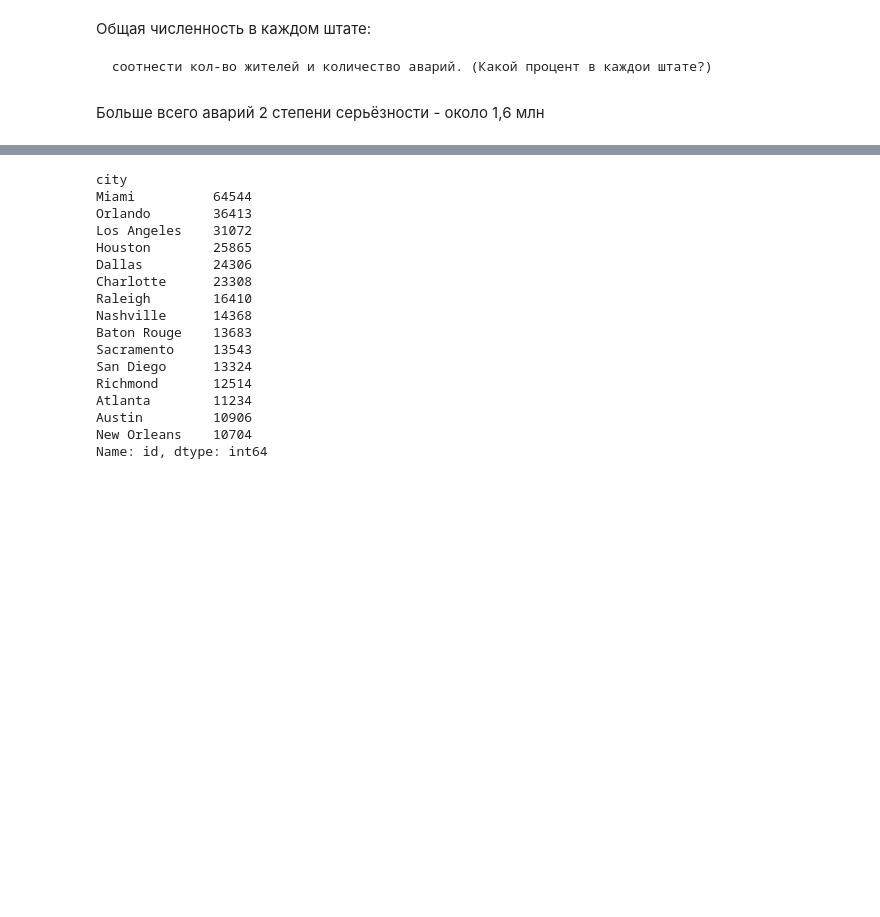
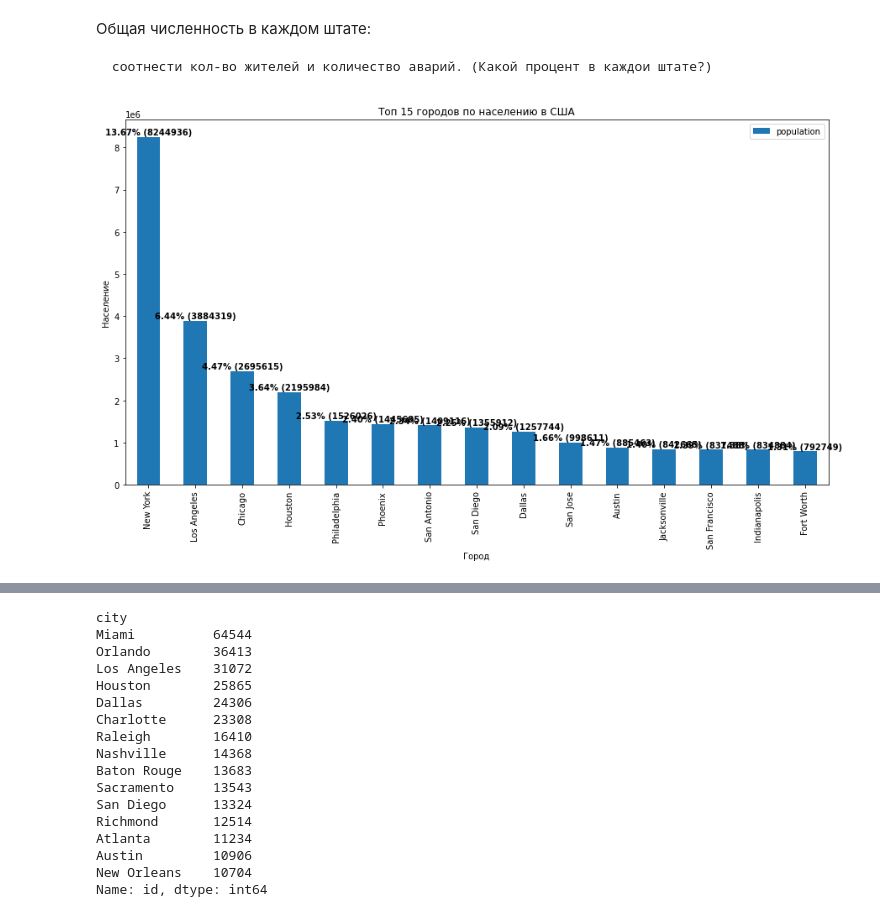
Before and after one commit to Heensz/analysis-of-accident-USA, a Jupyter notebook: анализ данных об авариях в США.ipynb, the cells around one changed output, grey strips where cells are left out. Saved outputs shown, nothing was run; the diff lists cells and outputs as text; code cells hidden in the pictures; blank space fills up the shorter version.

```diff
--- a/анализ данных об авариях в США.ipynb
+++ b/анализ данных об авариях в США.ipynb
@@ -187,7 +187,7 @@ new_df = df_2022.copy()
 # %%
 # приведём названия столбцов к единому типу
 new_df.columns = [x.lower().replace(' ', '_') for x in new_df.columns]
-population.columns = [x.lower().replace(', ', '') for x in population.columns]
+population.columns = [x.lower().replace(', ', '_') for x in population.columns]
 display(new_df.info())
 display(population.info())
 # %% [output]
@@ -466,0 +468,4 @@ KeyError: 'state'
+# %%
+# Убираем запятые и неразрывные пробелы из значений столбца 'population'
+population['population'] = population['population'].str.replace(',', '').str.replace('\xa0', '').astype(int)
+population.info()
@@ -474,5 +481,27 @@ new_df.groupby('state')['id'].count().sort_values(ascending=False).plot(kind='ba
 Общая численность в каждом штате:
 
     соотнести кол-во жителей и количество аварий. (Какой процент в каждои штате?)
-# %% [markdown]
-Больше всего аварий 2 степени серьёзности - около 1,6 млн
+# %%
+# Сумма населения всех городов
+total_population = population['population'].sum()
+
+# Сортируем данные по населению в порядке убывания и берем только топ-15 городов
+top_15_cities = population.sort_values(by='population', ascending=False).head(15)
+
+# Рассчитываем процент от общего населения для каждого города
+top_15_cities['percentage'] = (top_15_cities['population'] / total_population) * 100
+
+# Построение графика
+ax = top_15_cities.plot(x='name_city', y='population', kind='bar', figsize=(15, 8))
+ax.set_xlabel('Город')
+ax.set_ylabel('Население')
+ax.set_title('Топ 15 городов по населению в США')
+
+# Добавление надписей с процентами и абсолютным количеством непосредственно на столбцах
+for i, v in enumerate(top_15_cities['population']):
+    percentage = top_15_cities.loc[top_15_cities.index[i], 'percentage']
+    ax.text(i, v + 10000, f'{percentage:.2f}% ({v})', ha='center', va='bottom', fontweight='bold')
+
+plt.show()
+# %% [output]
+[figure, added]
```
Also changed, not shown: parts of 9 cells of this notebook.
